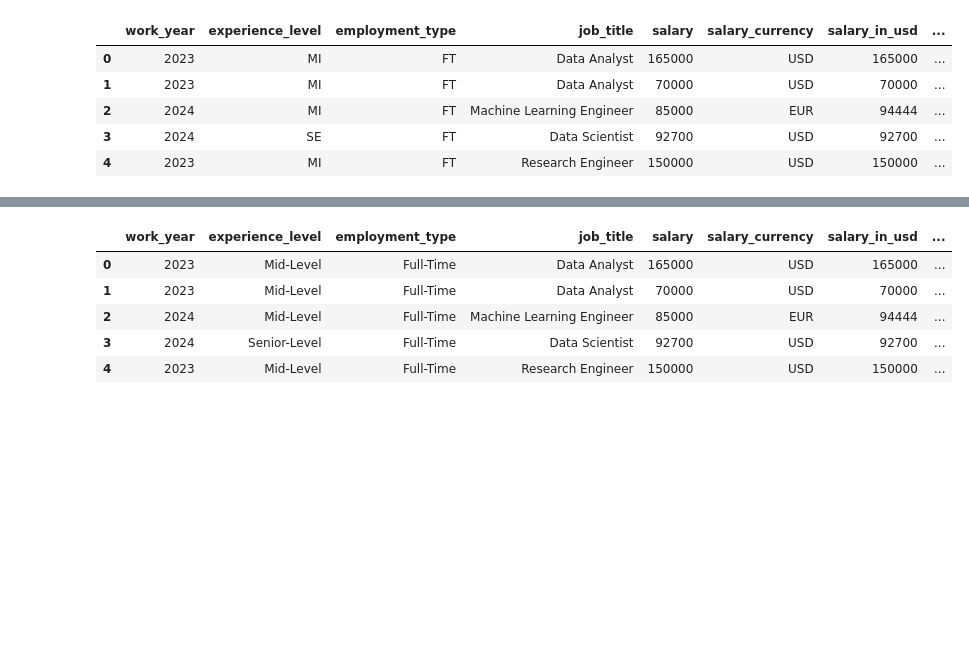
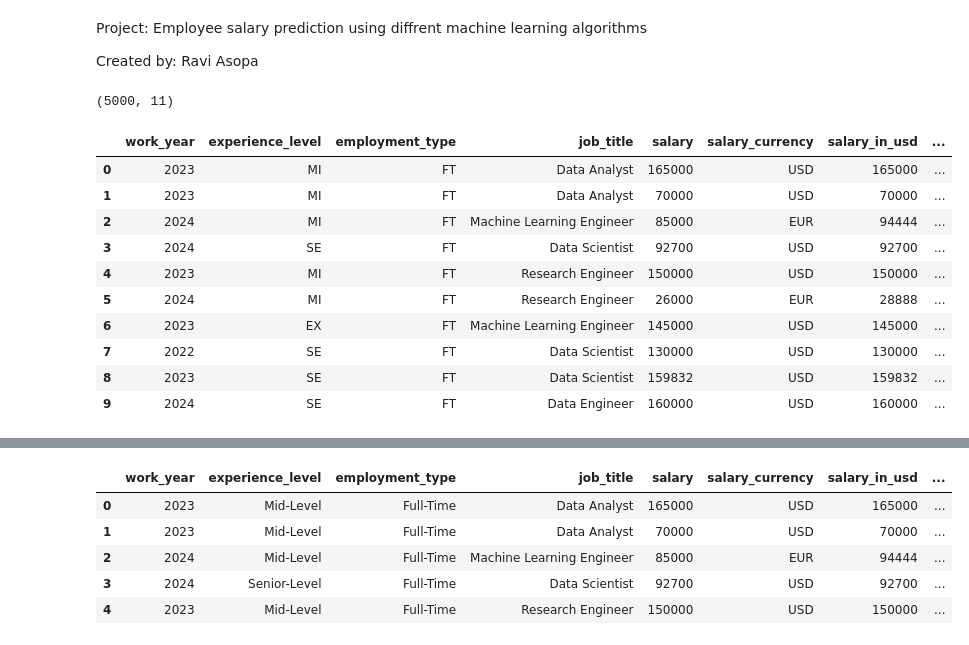
Before and after one commit to Xema7/Employee-Salary-Prediction-Ravi-Asopa, a Jupyter notebook: employee salary prediction.ipynb, the cells around one changed output, grey strips where cells are left out. Drawn from its saved outputs; the diff is of its cells as text; code cells hidden in the pictures; blank space fills up the shorter version.

```diff
--- a/employee salary prediction.ipynb
+++ b/employee salary prediction.ipynb
@@ -1 +1,6 @@
+# %% [markdown]
+
+Project: Employee salary prediction using diffrent machine learning algorithms
+
+Created by: Ravi Asopa
 # %%
@@ -14,13 +18,23 @@ from sklearn.metrics import mean_absolute_error, mean_squared_error, r2_score
 from sklearn.pipeline import Pipeline
 import joblib
 # %%
-#import csv
+#Importing dataset csv file
 df = pd.read_csv('salary.csv')
-df.head()
+df.shape #print rows and coulumns of dataset
 # %% [output]
-|  | work_year | experience_level | employment_type | job_title | salary | salary_currency | salary_in_usd | ... |
-| 0 | 2023 | MI | FT | Data Analyst | 165000 | USD | 165000 | ... |
-| 1 | 2023 | MI | FT | Data Analyst | 70000 | USD | 70000 | ... |
-| 2 | 2024 | MI | FT | Machine Learning Engineer | 85000 | EUR | 94444 | ... |
-| 3 | 2024 | SE | FT | Data Scientist | 92700 | USD | 92700 | ... |
-| 4 | 2023 | MI | FT | Research Engineer | 150000 | USD | 150000 | ... |
+(5000, 11)
+# %%
+#Perform EDA(Exploratory Data Analysis) on salary dataset
+df.head(10) #print first 10 rows of dataset
+# %% [output]
+|  | work_year | experience_level | employment_type | job_title | salary | salary_currency | salary_in_usd | ... |
+| 0 | 2023 | MI | FT | Data Analyst | 165000 | USD | 165000 | ... |
+| 1 | 2023 | MI | FT | Data Analyst | 70000 | USD | 70000 | ... |
+| 2 | 2024 | MI | FT | Machine Learning Engineer | 85000 | EUR | 94444 | ... |
+| 3 | 2024 | SE | FT | Data Scientist | 92700 | USD | 92700 | ... |
+| 4 | 2023 | MI | FT | Research Engineer | 150000 | USD | 150000 | ... |
+| 5 | 2024 | MI | FT | Research Engineer | 26000 | EUR | 28888 | ... |
+| 6 | 2023 | EX | FT | Machine Learning Engineer | 145000 | USD | 145000 | ... |
+| 7 | 2022 | SE | FT | Data Scientist | 130000 | USD | 130000 | ... |
+| 8 | 2023 | SE | FT | Data Scientist | 159832 | USD | 159832 | ... |
+| 9 | 2024 | SE | FT | Data Engineer | 160000 | USD | 160000 | ... |
```
Also changed, not shown: parts of 9 cells of this notebook.
